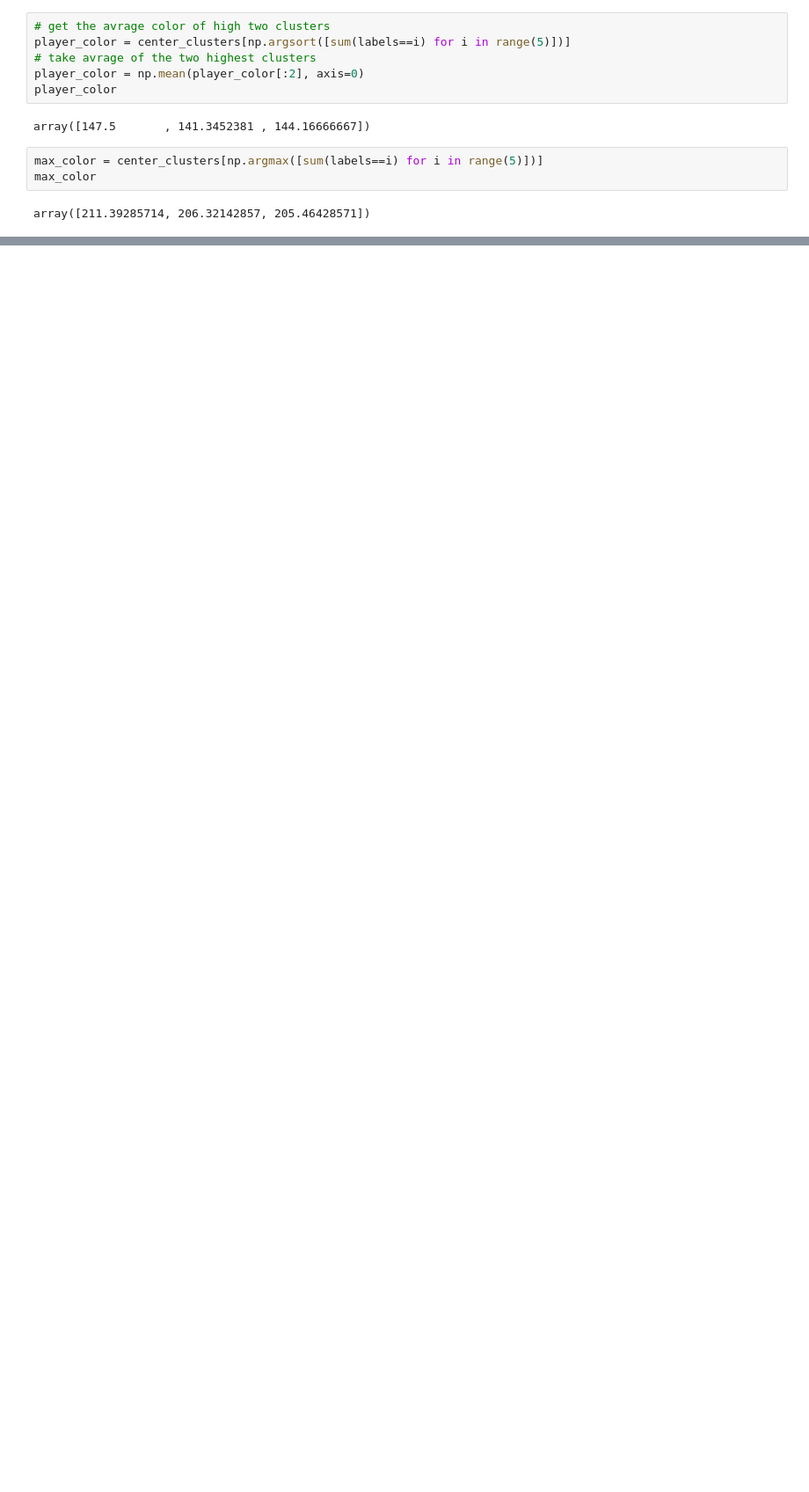
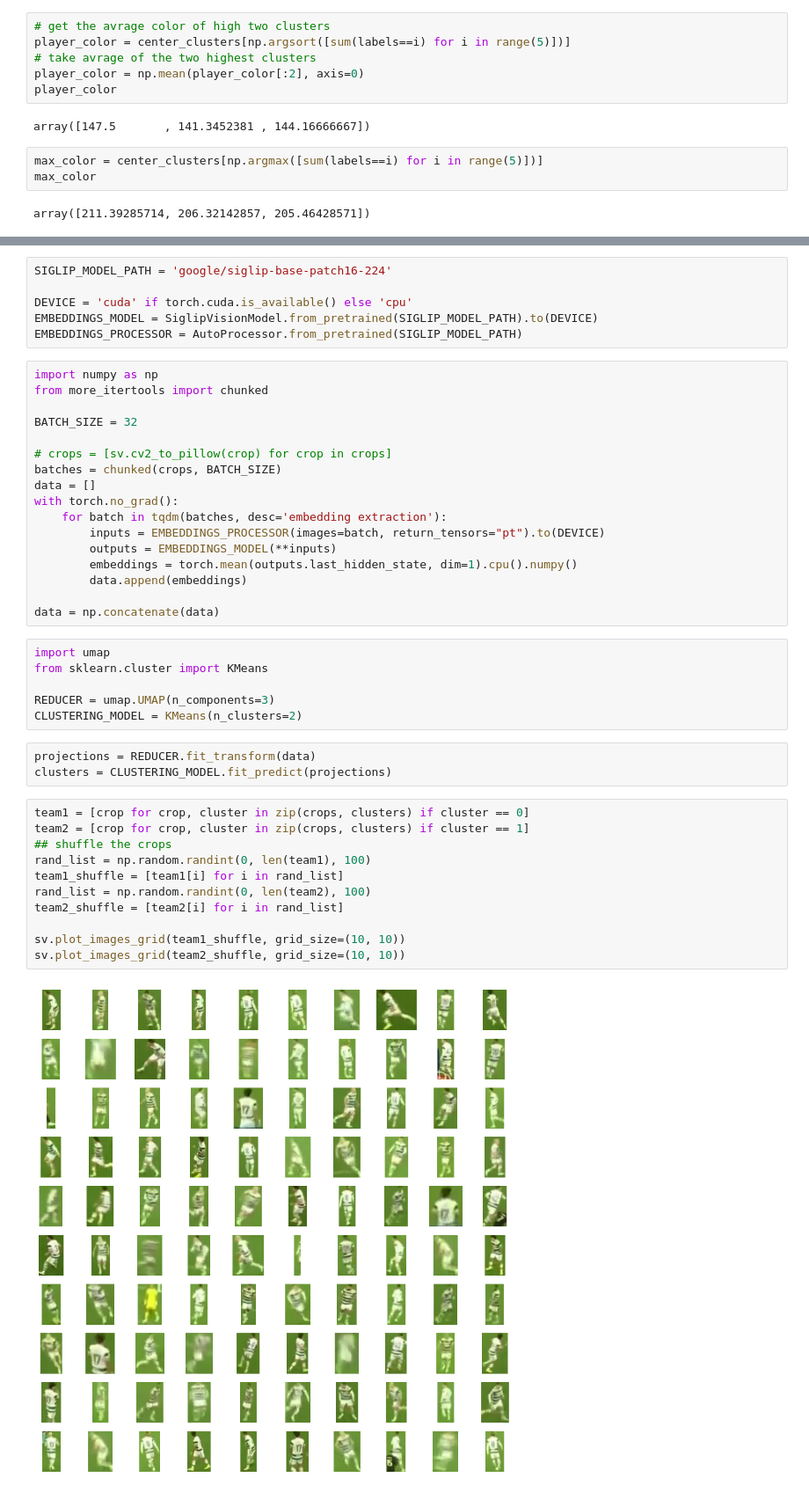
Before and after one commit to Yousef-Nasr/Football-Analysis, a Jupyter notebook: developement/team_assigner.ipynb, the cells around one changed output, grey strips where cells are left out. Shown at 88% size. Saved outputs shown, nothing was run; the diff lists cells and outputs as text; blank space fills up the shorter version.

```diff
--- a/developement/team_assigner.ipynb
+++ b/developement/team_assigner.ipynb
@@ -103,0 +202,45 @@ array([211.39285714, 206.32142857, 205.46428571])
+# %%
+SIGLIP_MODEL_PATH = 'google/siglip-base-patch16-224'
+
+DEVICE = 'cuda' if torch.cuda.is_available() else 'cpu'
+EMBEDDINGS_MODEL = SiglipVisionModel.from_pretrained(SIGLIP_MODEL_PATH).to(DEVICE)
+EMBEDDINGS_PROCESSOR = AutoProcessor.from_pretrained(SIGLIP_MODEL_PATH)
+# %%
+import numpy as np
+from more_itertools import chunked
+
+BATCH_SIZE = 32
+
+# crops = [sv.cv2_to_pillow(crop) for crop in crops]
+batches = chunked(crops, BATCH_SIZE)
+data = []
+with torch.no_grad():
+    for batch in tqdm(batches, desc='embedding extraction'):
+        inputs = EMBEDDINGS_PROCESSOR(images=batch, return_tensors="pt").to(DEVICE)
+        outputs = EMBEDDINGS_MODEL(**inputs)
+        embeddings = torch.mean(outputs.last_hidden_state, dim=1).cpu().numpy()
+        data.append(embeddings)
+
+data = np.concatenate(data)
+# %%
+import umap
+from sklearn.cluster import KMeans
+
+REDUCER = umap.UMAP(n_components=3)
+CLUSTERING_MODEL = KMeans(n_clusters=2)
+# %%
+projections = REDUCER.fit_transform(data)
+clusters = CLUSTERING_MODEL.fit_predict(projections)
+# %%
+team1 = [crop for crop, cluster in zip(crops, clusters) if cluster == 0]
+team2 = [crop for crop, cluster in zip(crops, clusters) if cluster == 1]
+## shuffle the crops
+rand_list = np.random.randint(0, len(team1), 100)
+team1_shuffle = [team1[i] for i in rand_list]
+rand_list = np.random.randint(0, len(team2), 100)
+team2_shuffle = [team2[i] for i in rand_list]
+
+sv.plot_images_grid(team1_shuffle, grid_size=(10, 10))
+sv.plot_images_grid(team2_shuffle, grid_size=(10, 10))
+# %% [output]
+[figure, added]
```
Also changed, not shown: parts of 11 cells of this notebook, 4 other files.
